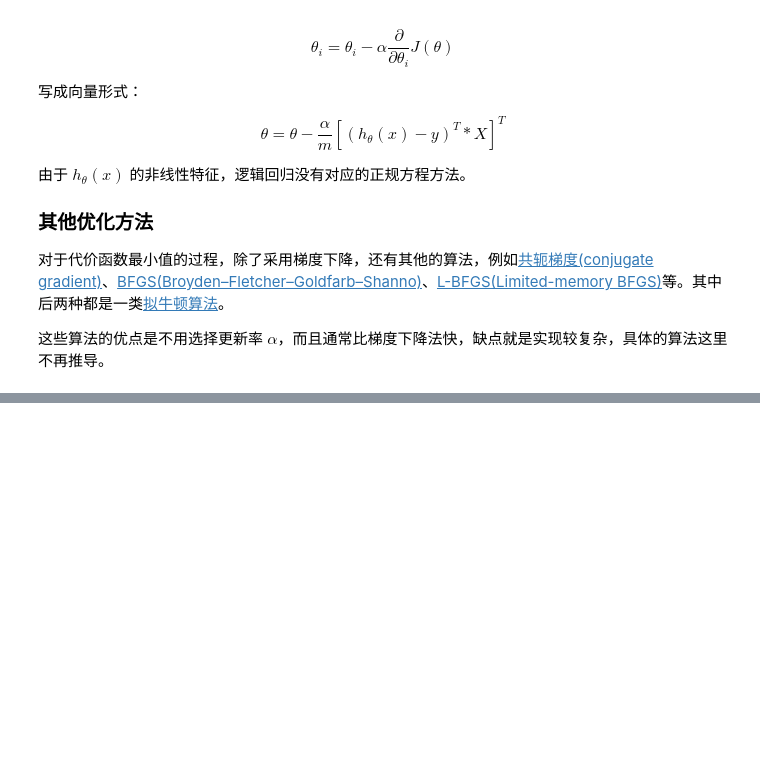
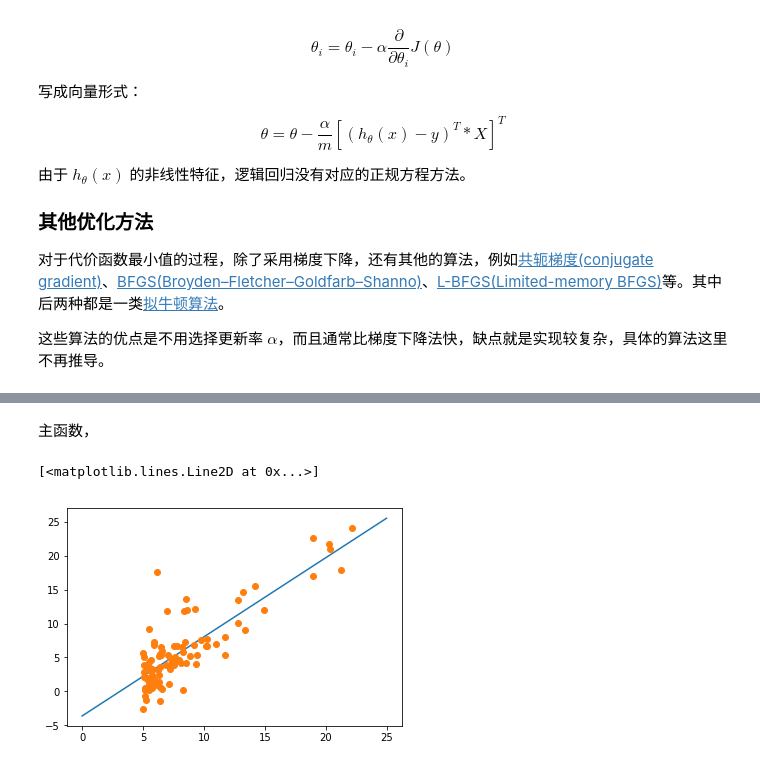
Before and after one commit to wnehm/ReadingNote, a Jupyter notebook: 吴恩达机器学习/吴恩达机器学习笔记.ipynb, the cells around one changed output, grey strips where cells are left out. Cells and saved outputs as stored; diff of their text form; code cells hidden in the pictures; blank space fills up the shorter version.

```diff
--- a/吴恩达机器学习/吴恩达机器学习笔记.ipynb
+++ b/吴恩达机器学习/吴恩达机器学习笔记.ipynb
@@ -371,0 +479,2 @@ $$\theta = \theta - \frac{\alpha}{m}[(h_{\theta}(x)-y)^T * X]^T$$
+# %%
+X_ex = np.column_stack((np.ones((m, 1)), X))
@@ -371,0 +483,5 @@ $$\theta = \theta - \frac{\alpha}{m}[(h_{\theta}(x)-y)^T * X]^T$$
+# %%
+def h_food(X, theta):
+    # X is the samples consisted of m*(n+1) np.array
+    # theta is the weight vector
+    return X.dot(theta) # numpy 中矩阵乘法为 dot()
@@ -371,0 +490,3 @@ $$\theta = \theta - \frac{\alpha}{m}[(h_{\theta}(x)-y)^T * X]^T$$
+# %%
+def computeCost(X, y, theta):
+    return 1/(2*m) * np.dot((h_food(X, theta) - y).T , (h_food(X, theta) - y))
@@ -371,0 +495,22 @@ $$\theta = \theta - \frac{\alpha}{m}[(h_{\theta}(x)-y)^T * X]^T$$
+# %%
+def gradientDescent(X, y, theta, alpha, num_iters):
+    J_history = np.zeros(num_iters)
+    for i in range(num_iters):
+        theta = theta - alpha/m * np.dot((h_food(X, theta) - y).T, X).T
+        J_history[i] = computeCost(X, y, theta) #保存每一步的代价函数
+    return theta, J_history
+# %% [markdown]
+主函数，
+# %%
+theta = np.zeros((n+1, 1))
+alpha = 0.01
+num_iters = 1500
+theta, J_history = gradientDescent(X_ex, y, theta, alpha, num_iters)
+
+t = np.linspace(0,25,100).reshape(-1,1)
+t_ex = np.column_stack((np.ones((100, 1)), t))
+plt.plot(t, h_food(t_ex, theta))
+plt.plot(X, y, 'o')
+# %% [output]
+[<matplotlib.lines.Line2D at 0x...>]
+[figure, added]
```
Also changed, not shown: parts of 18 cells of this notebook, 4 other files.
